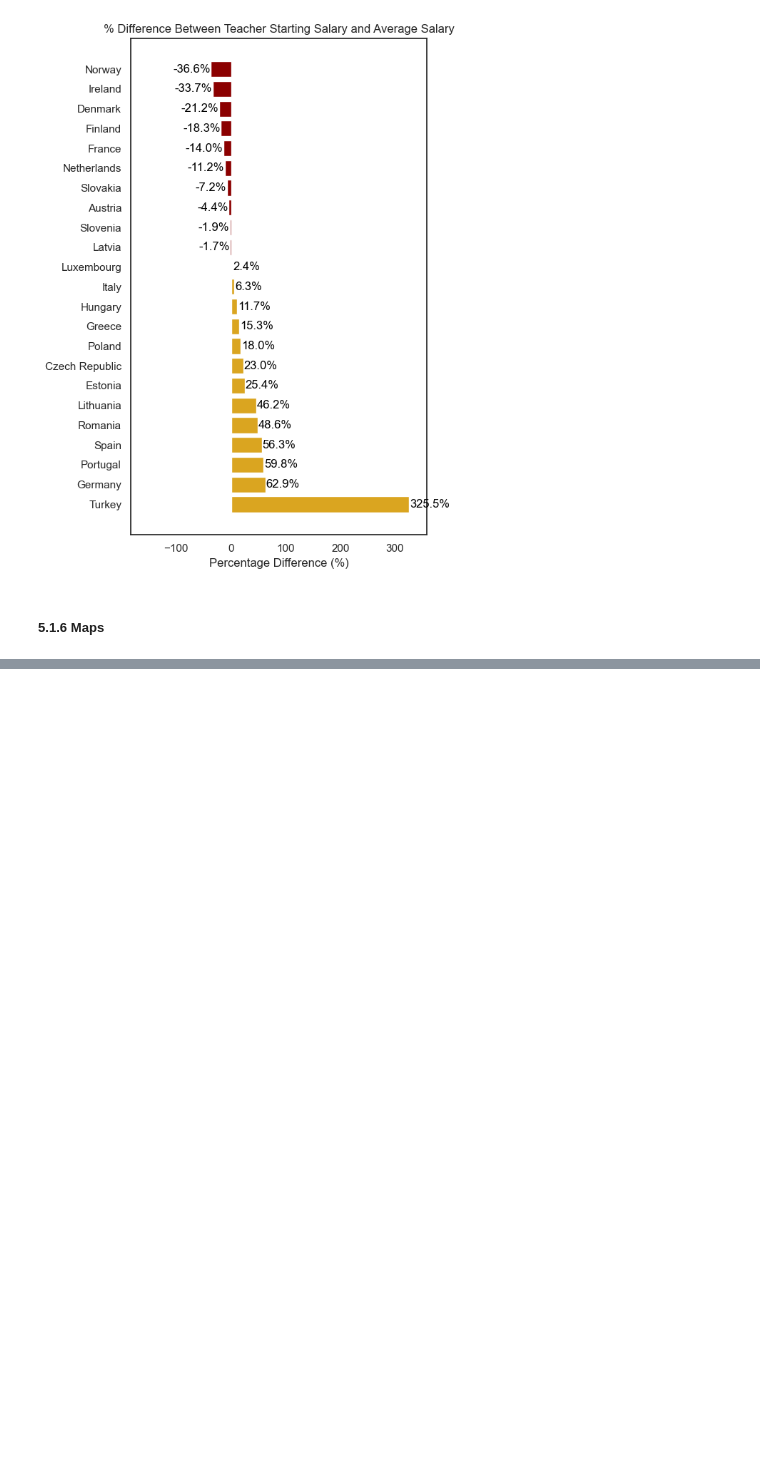
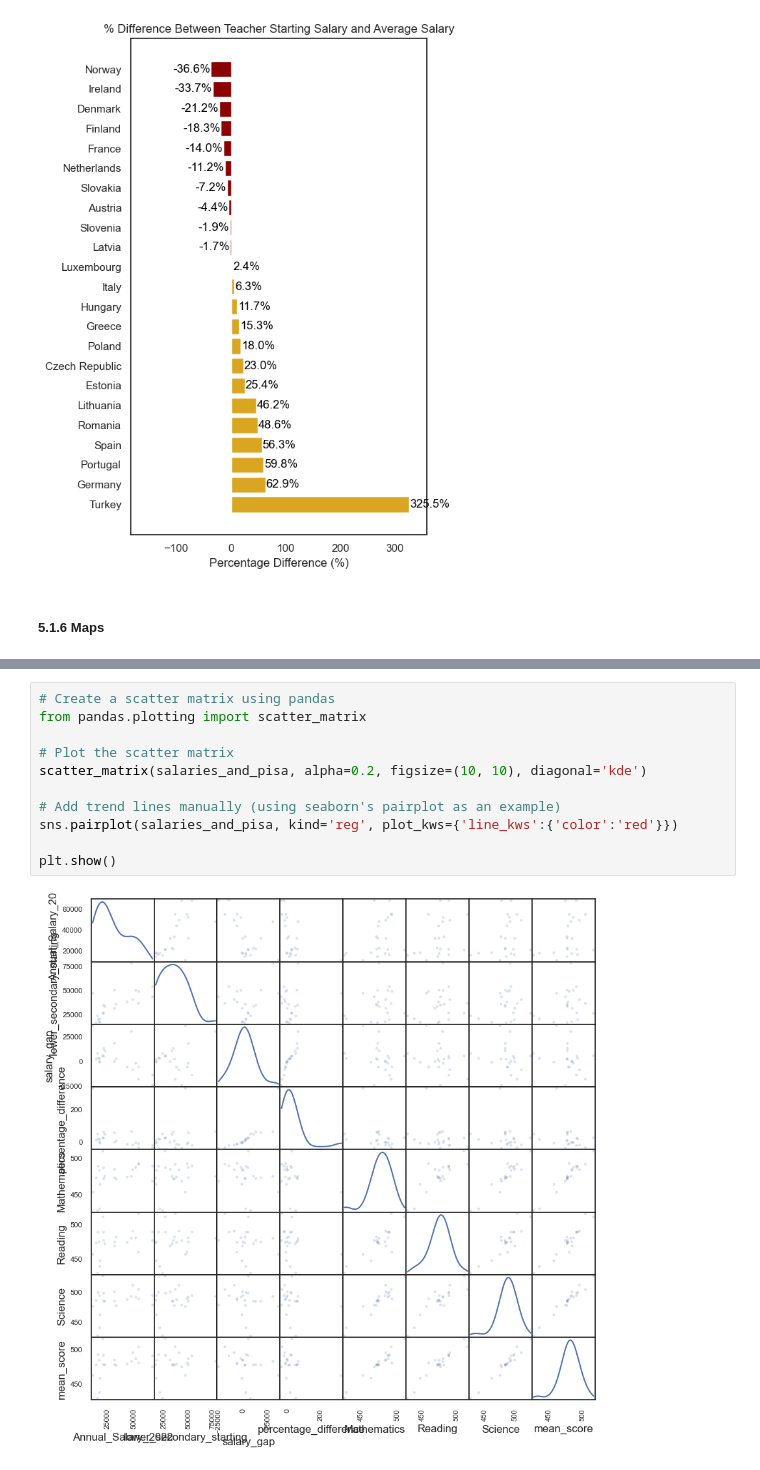
Before and after one commit to BeejalP/teachersalaries, a Jupyter notebook: my_project.ipynb, the cells around one changed output, grey strips where cells are left out. Drawn from its saved outputs; the diff is of its cells as text; blank space fills up the shorter version.

```diff
--- a/my_project.ipynb
+++ b/my_project.ipynb
@@ -2200,0 +2256,13 @@ fig.show()
+# %%
+# Create a scatter matrix using pandas
+from pandas.plotting import scatter_matrix
+
+# Plot the scatter matrix
+scatter_matrix(salaries_and_pisa, alpha=0.2, figsize=(10, 10), diagonal='kde')
+
+# Add trend lines manually (using seaborn's pairplot as an example)
+sns.pairplot(salaries_and_pisa, kind='reg', plot_kws={'line_kws':{'color':'red'}})
+
+plt.show()
+# %% [output]
+[figure, added]
```
Also changed, not shown: parts of 20 cells of this notebook, 6 other files.
